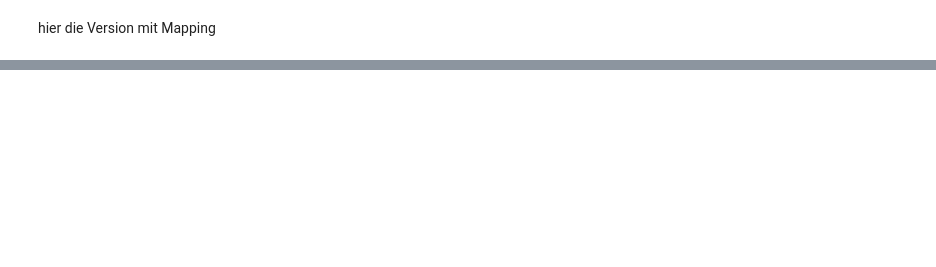
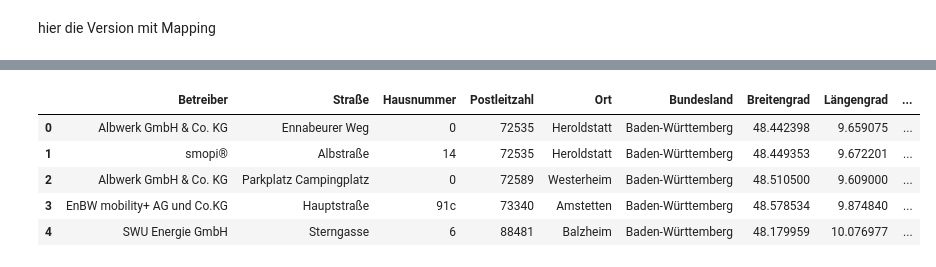
Before and after one commit to Takomonios/Team02_ChargeIT, a Jupyter notebook: code/test.ipynb, the cells around one changed output, grey strips where cells are left out. Cells and saved outputs as stored; diff of their text form; code cells hidden in the pictures; blank space fills up the shorter version.

```diff
--- a/code/test.ipynb
+++ b/code/test.ipynb
@@ -144,3 +144,19 @@ folium.Marker([nearest_station_lat, nearest_station_long], icon=folium.Icon(colo
 display(m)
 # %% [output]
 [interactive output not drawn]
+# %%
+import pandas as pd
+
+
+df = pd.read_csv("/Users/takomon/Documents/IT/TechLabs/team2/team02/datasets/2.landing/ladesaeulen_exc.csv")
+
+#display(df)
+
+df.head()
+# %% [output]
+|  | Betreiber | Straße | Hausnummer | Postleitzahl | Ort | Bundesland | Breitengrad | Längengrad | ... |
+| 0 | Albwerk GmbH & Co. KG | Ennabeurer Weg | 0 | 72535 | Heroldstatt | Baden-Württemberg | 48.442398 | 9.659075 | ... |
+| 1 | smopi® | Albstraße | 14 | 72535 | Heroldstatt | Baden-Württemberg | 48.449353 | 9.672201 | ... |
+| 2 | Albwerk GmbH & Co. KG | Parkplatz Campingplatz | 0 | 72589 | Westerheim | Baden-Württemberg | 48.510500 | 9.609000 | ... |
+| 3 | EnBW mobility+ AG und Co.KG | Hauptstraße | 91c | 73340 | Amstetten | Baden-Württemberg | 48.578534 | 9.874840 | ... |
+| 4 | SWU Energie GmbH | Sterngasse | 6 | 88481 | Balzheim | Baden-Württemberg | 48.179959 | 10.076977 | ... |
```
Also changed, not shown: parts of 2 cells of this notebook, 3 other files.
